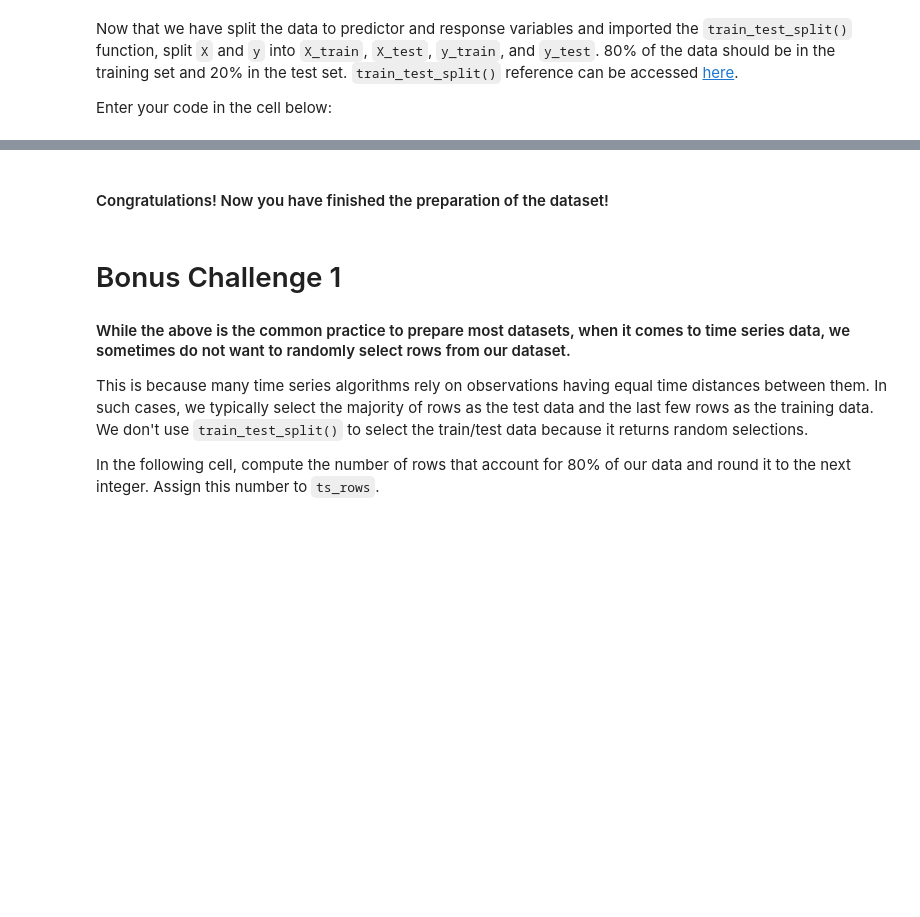
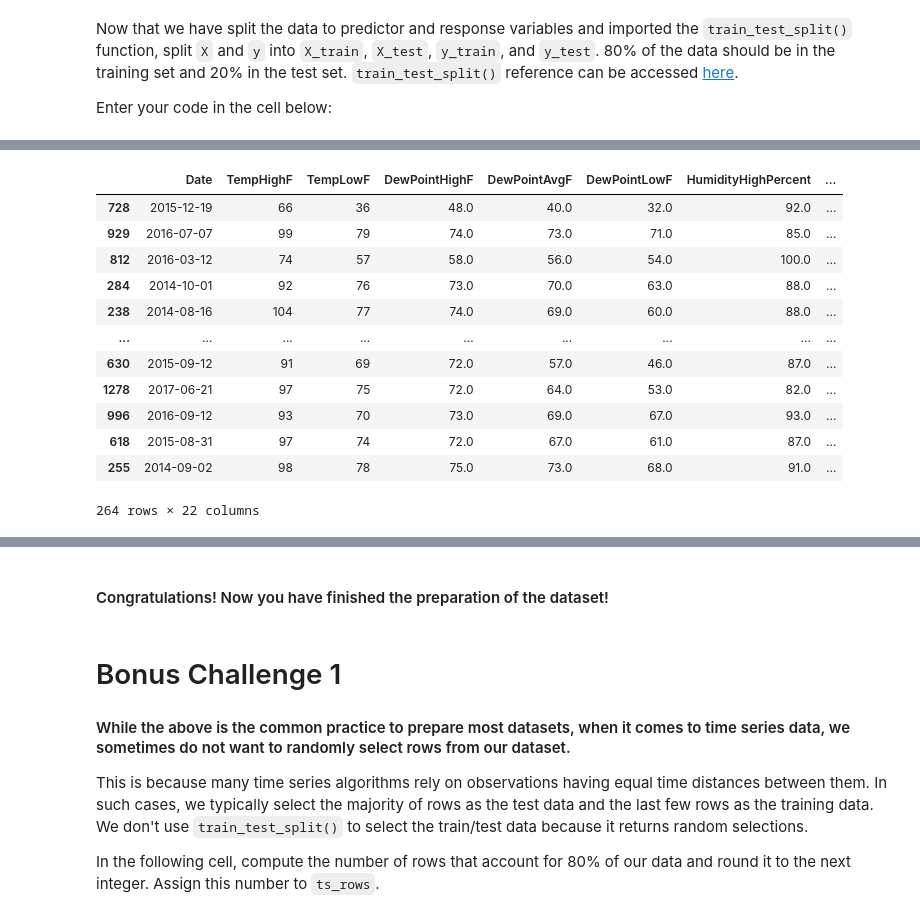
Before and after one commit to montesgrande95/dataptmad1121_labs, a Jupyter notebook: module-3/intro-to-ml/your-code/main.ipynb, the cells around one changed output, grey strips where cells are left out. Drawn from its saved outputs; the diff is of its cells as text; code cells hidden in the pictures; blank space fills up the shorter version.

```diff
--- a/module-3/intro-to-ml/your-code/main.ipynb
+++ b/module-3/intro-to-ml/your-code/main.ipynb
@@ -493,0 +695,16 @@ Enter your code in the cell below:
+# %%
+X_test
+# %% [output]
+|  | Date | TempHighF | TempLowF | DewPointHighF | DewPointAvgF | DewPointLowF | HumidityHighPercent | ... |
+| 728 | 2015-12-19 | 66 | 36 | 48.0 | 40.0 | 32.0 | 92.0 | ... |
+| 929 | 2016-07-07 | 99 | 79 | 74.0 | 73.0 | 71.0 | 85.0 | ... |
+| 812 | 2016-03-12 | 74 | 57 | 58.0 | 56.0 | 54.0 | 100.0 | ... |
+| 284 | 2014-10-01 | 92 | 76 | 73.0 | 70.0 | 63.0 | 88.0 | ... |
+| 238 | 2014-08-16 | 104 | 77 | 74.0 | 69.0 | 60.0 | 88.0 | ... |
+| ... | ... | ... | ... | ... | ... | ... | ... | ... |
+| 630 | 2015-09-12 | 91 | 69 | 72.0 | 57.0 | 46.0 | 87.0 | ... |
+| 1278 | 2017-06-21 | 97 | 75 | 72.0 | 64.0 | 53.0 | 82.0 | ... |
+| 996 | 2016-09-12 | 93 | 70 | 73.0 | 69.0 | 67.0 | 93.0 | ... |
+| 618 | 2015-08-31 | 97 | 74 | 72.0 | 67.0 | 61.0 | 87.0 | ... |
+| 255 | 2014-09-02 | 98 | 78 | 75.0 | 73.0 | 68.0 | 91.0 | ... |
+264 rows × 22 columns
```
Also changed, not shown: parts of 25 cells of this notebook.
